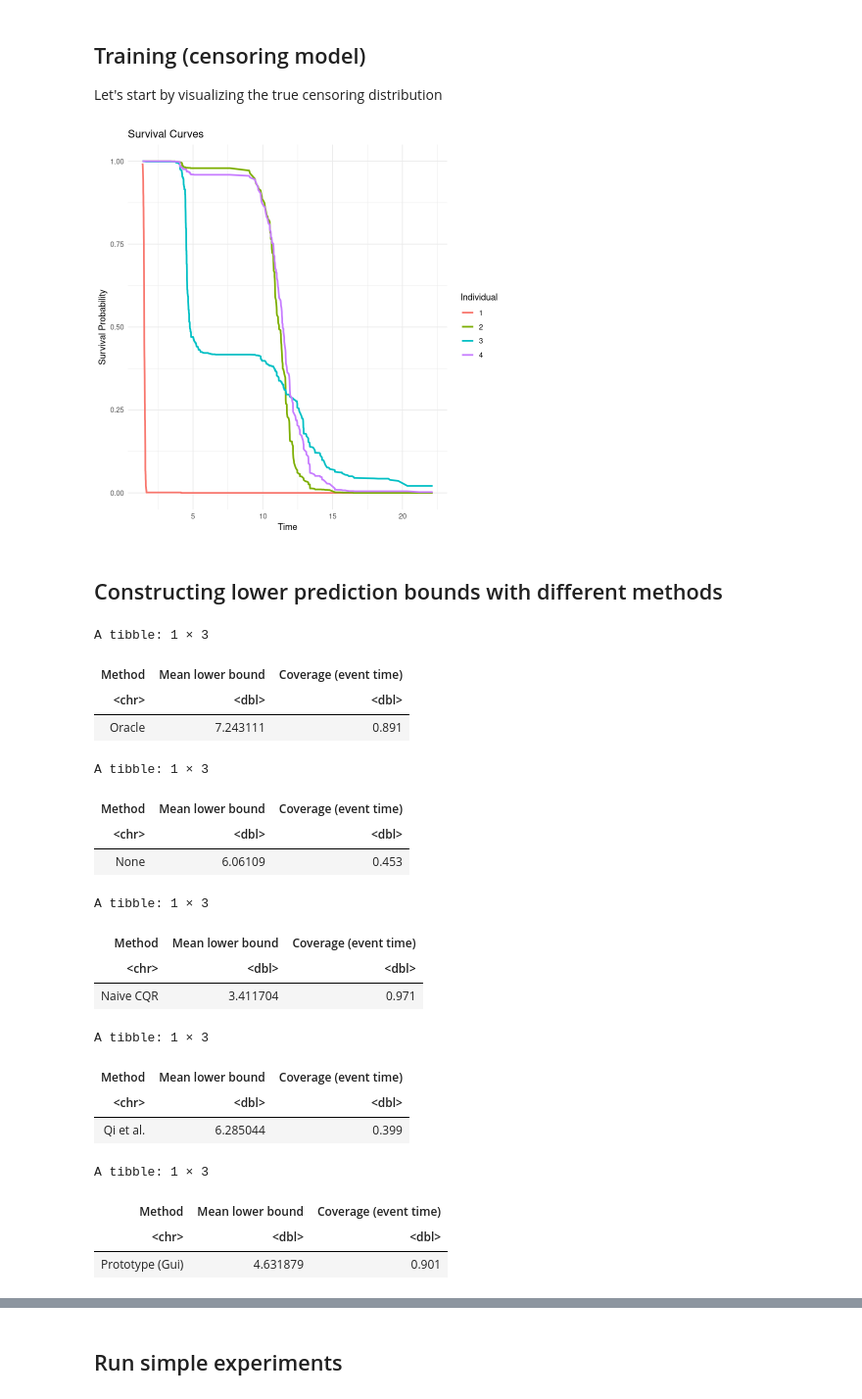
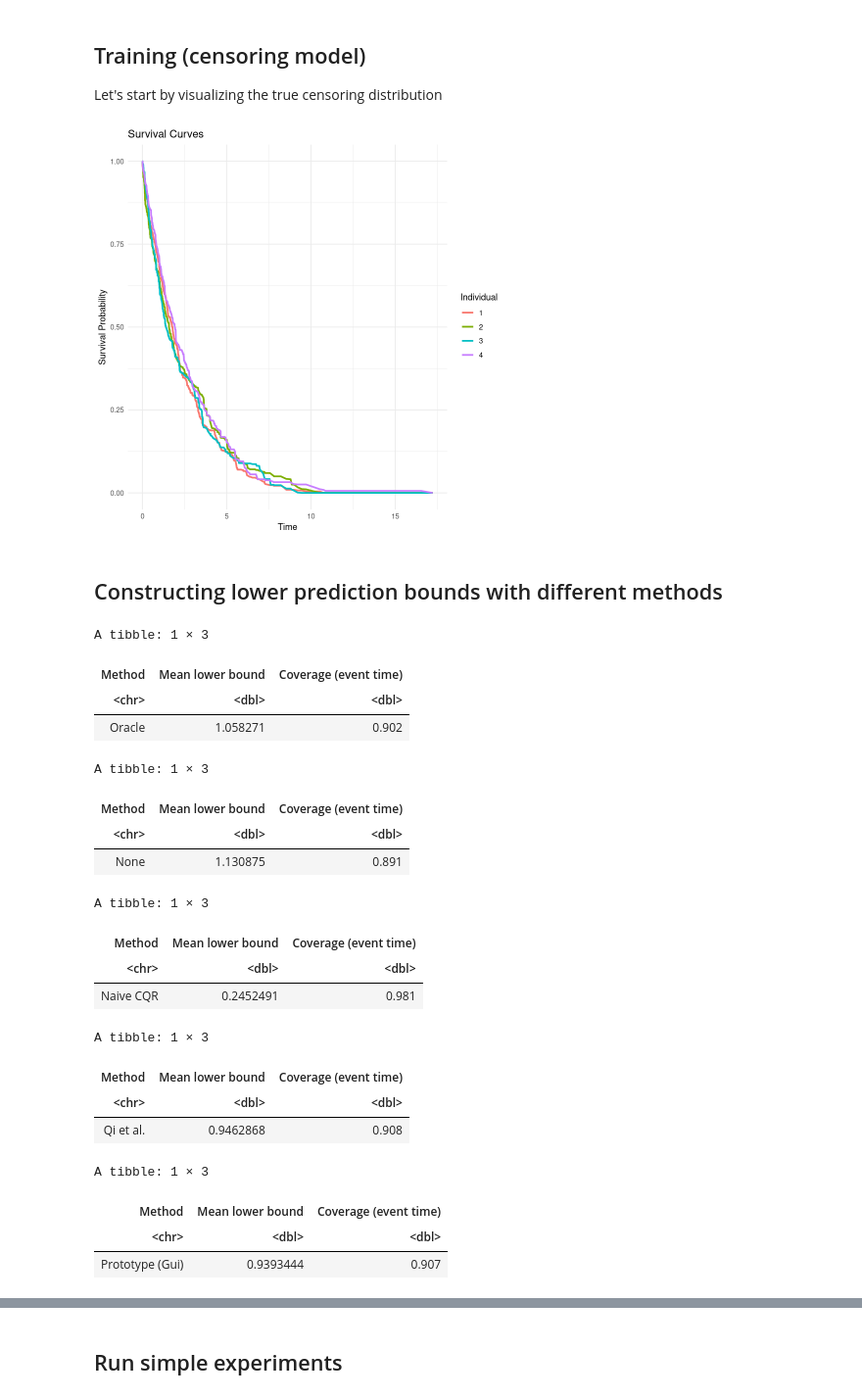
Before and after one commit to msesia/conformal_survival, a Jupyter notebook: code/examples/example_1.ipynb, the cells around one changed output, grey strips where cells are left out. Shown at 98% size. Saved outputs shown, nothing was run; the diff lists cells and outputs as text; code cells hidden in the pictures.

```diff
--- a/code/examples/example_1.ipynb
+++ b/code/examples/example_1.ipynb
@@ -20,7 +20,7 @@ We focus on Setting 8 from the paper. In this setting, fitting an accurate survi
 source("../conf_surv/utils_data.R")
 
 ## Definitions of Settings 1--3 from the paper (in decreasing order of intrinsic difficulty)
-setting = 1
+setting = 3
 
 if(setting==1) {
     ## New setting
@@ -243,7 +243,7 @@ idx.predict <- c(1:4)
 pred_surv = cens_model$model$predict(data.cal[idx.predict,])
 plot_survival_curves(pred_surv)
 # %% [output]
-[figure, old version]
+[figure, new version]
 # %% [markdown]
 ## Constructing lower prediction bounds with different methods
 # %%
@@ -262,7 +262,7 @@ evaluate_bounds(data.test$time,
 A tibble: 1 × 3
 | Method | Mean lower bound | Coverage (event time) |
 | <chr> | <dbl> | <dbl> |
-| Oracle | 7.243111 | 0.891 |
+| Oracle | 1.058271 | 0.902 |
 # %%
 # No calibration (trust the survival model's output)
 pred.nominal <- surv_model$predict_quantiles(data.test, probs=alpha)[[1]]
@@ -276,7 +276,7 @@ evaluate_bounds(data.test$time,
 A tibble: 1 × 3
 | Method | Mean lower bound | Coverage (event time) |
 | <chr> | <dbl> | <dbl> |
-| None | 6.06109 | 0.453 |
+| None | 1.130875 | 0.891 |
 # %%
 # Naive CQR
 pred.cqr <- predict_CQR(data.test, surv_model, data.cal, alpha)
@@ -290,7 +290,7 @@ evaluate_bounds(data.test$time,
 A tibble: 1 × 3
 | Method | Mean lower bound | Coverage (event time) |
 | <chr> | <dbl> | <dbl> |
-| Naive CQR | 3.411704 | 0.971 |
+| Naive CQR | 0.2452491 | 0.981 |
 # %%
 source("../conf_surv/utils_decensoring.R")
 
@@ -310,20 +310,21 @@ evaluate_bounds(data.test.oracle$time,
 A tibble: 1 × 3
 | Method | Mean lower bound | Coverage (event time) |
 | <chr> | <dbl> | <dbl> |
-| Qi et al. | 6.285044 | 0.399 |
+| Qi et al. | 0.9462868 | 0.908 |
 # %%
 # Prototype (combined with Gui's approach)
-pred.proto <- predict_prototype(data.test, surv_model, cens_model, data.cal, alpha, cutoffs="adaptive")
+pred.proto <- predict_prototype(data.test, surv_model, cens_model, data.cal, alpha,
+                                cutoffs="adaptive")
 
 evaluate_bounds(data.test$time,
                 pred.proto,
                 event_time=data.test.oracle$event_time,
                 oracle=pred.oracle,
                 method="Prototype (Gui)")
 # %% [output]
 A tibble: 1 × 3
 | Method | Mean lower bound | Coverage (event time) |
 | <chr> | <dbl> | <dbl> |
-| Prototype (Gui) | 4.631879 | 0.901 |
+| Prototype (Gui) | 0.9393444 | 0.907 |
 # %%
 # Prototype (combined with Candes' approach)
```
Also changed, not shown: parts of 8 cells of this notebook, 1 other file.
